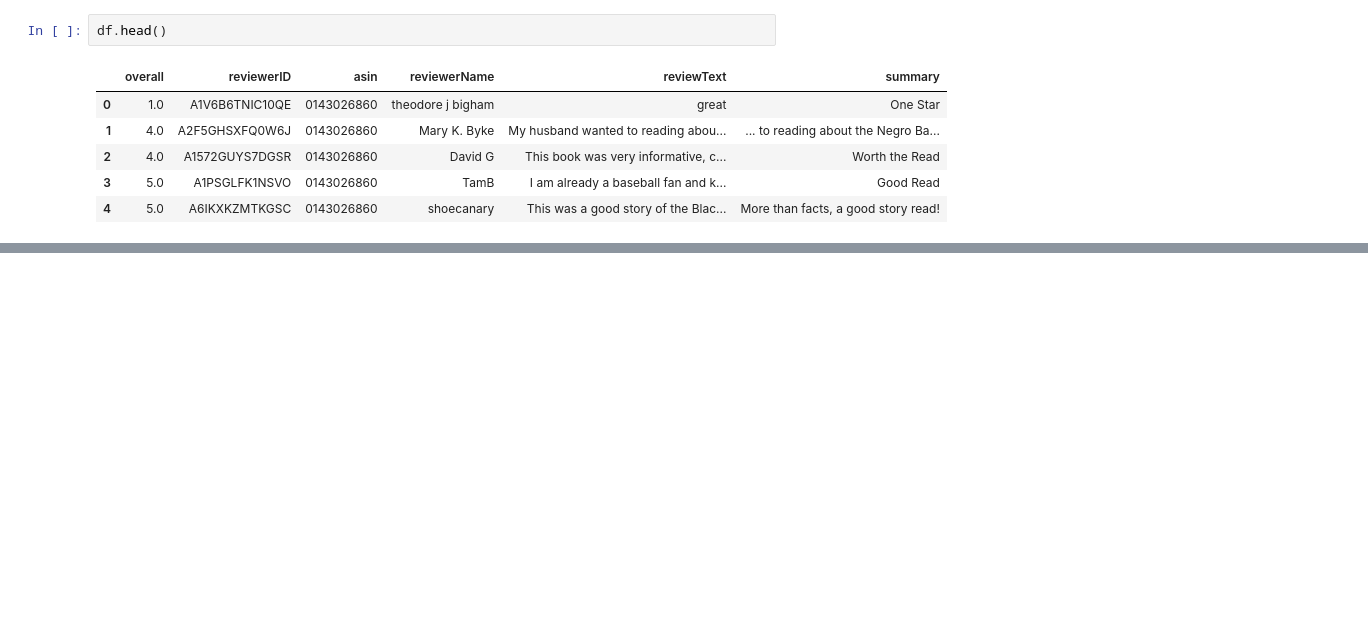
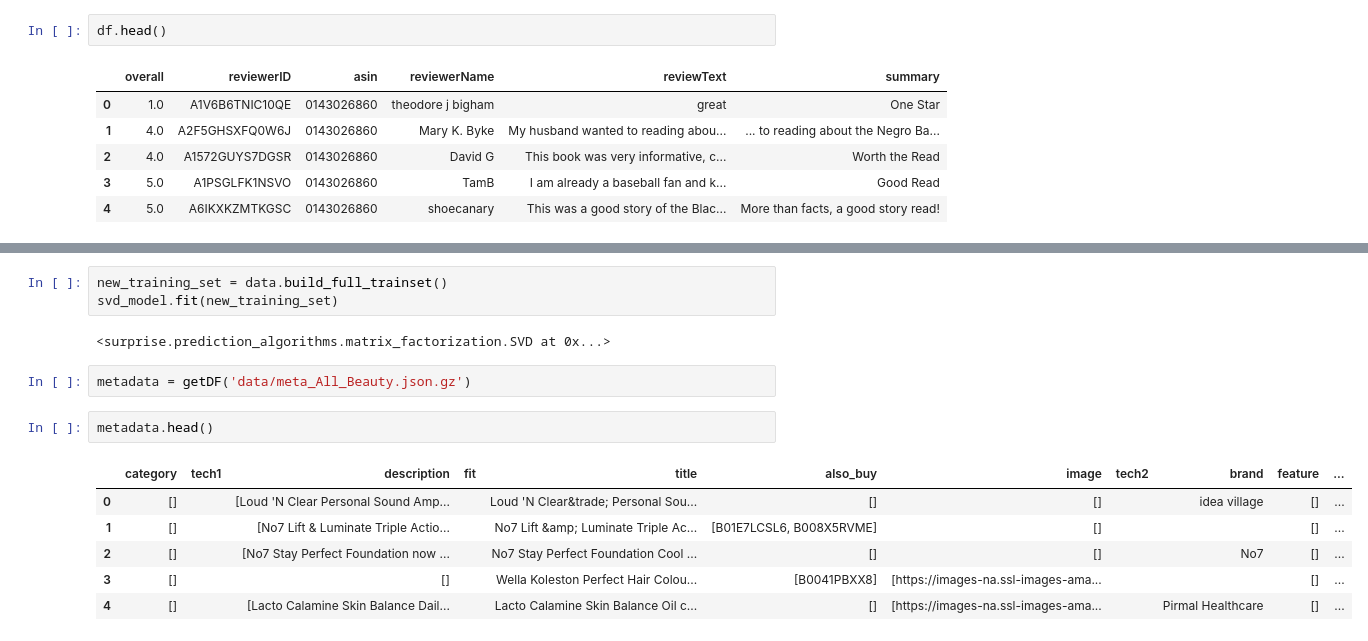
Before and after one commit to archeltaneka/kita-bisa-technical-test, a Jupyter notebook: technical_test_solution.ipynb, the cells around one changed output, grey strips where cells are left out. Saved outputs shown, nothing was run; the diff lists cells and outputs as text; blank space fills up the shorter version.

```diff
--- a/technical_test_solution.ipynb
+++ b/technical_test_solution.ipynb
@@ -120,0 +183,16 @@ df.head()
+# %%
+new_training_set = data.build_full_trainset()
+svd_model.fit(new_training_set)
+# %% [output]
+<surprise.prediction_algorithms.matrix_factorization.SVD at 0x...>
+# %%
+metadata = getDF('data/meta_All_Beauty.json.gz')
+# %%
+metadata.head()
+# %% [output]
+|  | category | tech1 | description | fit | title | also_buy | image | tech2 | brand | feature | ... |
+| 0 | [] |  | [Loud 'N Clear Personal Sound Amp... |  | Loud 'N Clear&trade; Personal Sou... | [] | [] |  | idea village | [] | ... |
+| 1 | [] |  | [No7 Lift & Luminate Triple Actio... |  | No7 Lift &amp; Luminate Triple Ac... | [B01E7LCSL6, B008X5RVME] | [] |  |  | [] | ... |
+| 2 | [] |  | [No7 Stay Perfect Foundation now ... |  | No7 Stay Perfect Foundation Cool ... | [] | [] |  | No7 | [] | ... |
+| 3 | [] |  | [] |  | Wella Koleston Perfect Hair Colou... | [B0041PBXX8] | [https://images-na.ssl-images-ama... |  |  | [] | ... |
+| 4 | [] |  | [Lacto Calamine Skin Balance Dail... |  | Lacto Calamine Skin Balance Oil c... | [] | [https://images-na.ssl-images-ama... |  | Pirmal Healthcare | [] | ... |
```
Also changed, not shown: parts of 9 cells of this notebook.
